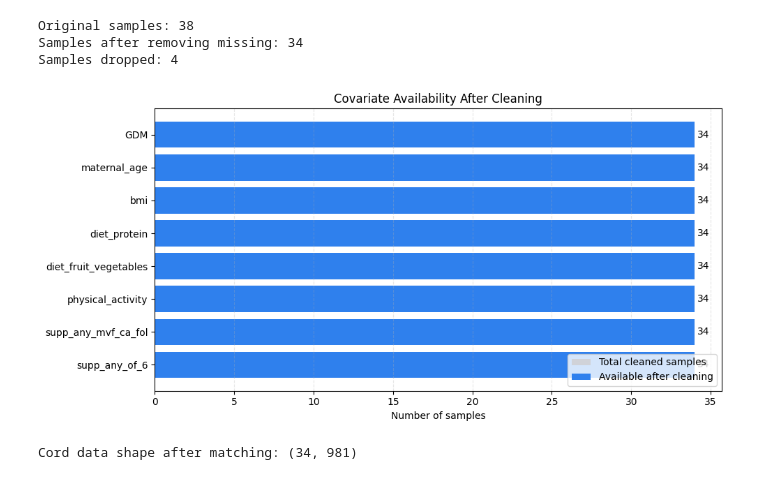
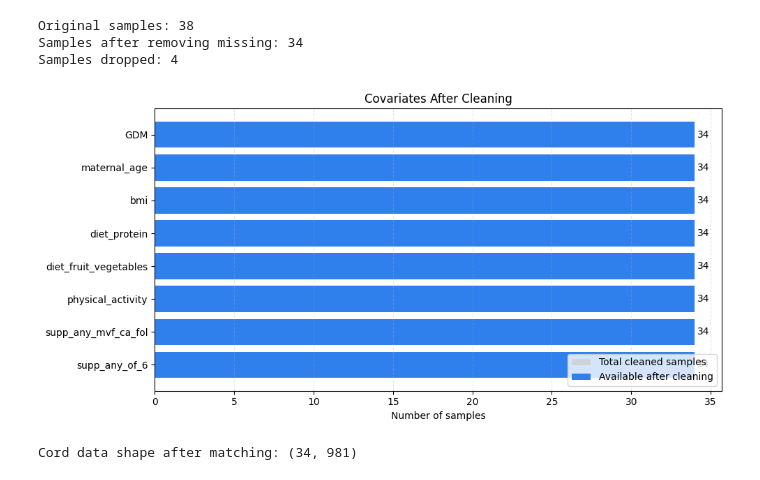
Before and after one commit to aishwaryasalvi777/End-to-End-Metabolomics-Biomarker-Modeling-Pipeline, a Jupyter notebook: src/scripts/08_ML_modeling.ipynb, the cells around one changed output. Saved outputs shown, nothing was run; the diff lists cells and outputs as text; code cells hidden in the pictures.

```diff
--- a/src/scripts/08_ML_modeling.ipynb
+++ b/src/scripts/08_ML_modeling.ipynb
@@ -366,32 +366,32 @@ Samples dropped: 4
 # %%
 # Visualization after cleaning: covariate availability in cleaned dataset
 import matplotlib.pyplot as plt
 
 clean_n = len(cov_clean)
 available_after_clean = cov_clean.notna().sum().sort_values(ascending=False)
 
 fig, ax = plt.subplots(figsize=(10, 5))
 ypos = range(len(available_after_clean))
 
 # Total rows in cleaned set is the same for all covariates (shown as background)
 ax.barh(ypos, [clean_n] * len(available_after_clean), color="#d0d2d8", label="Total cleaned samples")
 ax.barh(ypos, available_after_clean.values, color="#2F80ED", label="Available after cleaning")
 
 ax.set_yticks(list(ypos))
 ax.set_yticklabels(available_after_clean.index)
 ax.invert_yaxis()
 ax.set_xlabel("Number of samples")
-ax.set_title("Covariate Availability After Cleaning")
+ax.set_title("Covariates After Cleaning")
 ax.grid(axis="x", linestyle="--", alpha=0.3)
 ax.legend(loc="lower right")
 
 for i, val in enumerate(available_after_clean.values):
     ax.text(val + 0.15, i, str(int(val)), va="center", fontsize=10)
 
 plt.tight_layout()
 plt.show()
 # %% [output]
-[figure, old version]
+[figure, new version]
 # %%
 # Filter cord data to match available covariate samples
 cord_clean = cord_matrix.loc[cov_clean.index]
```
Also changed, not shown: parts of 37 cells of this notebook.
